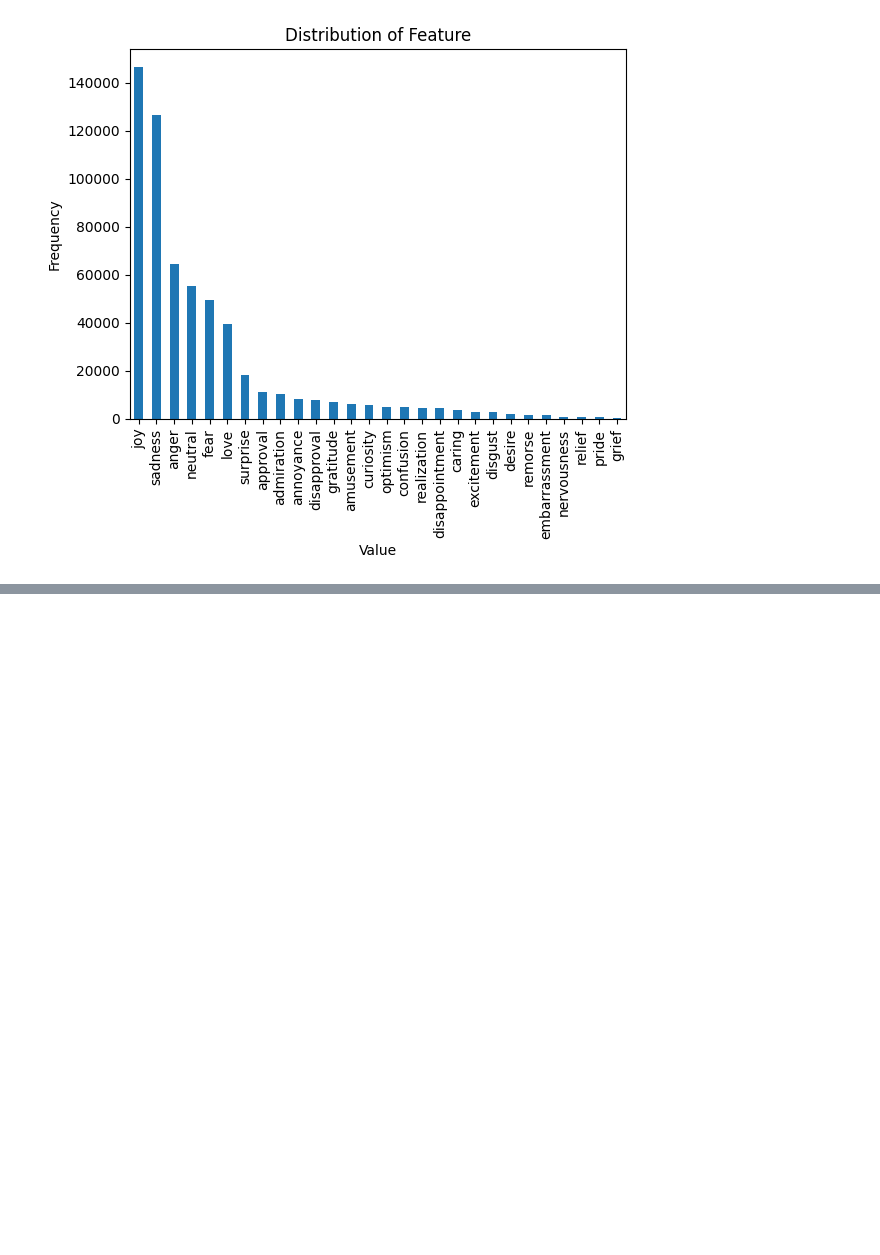
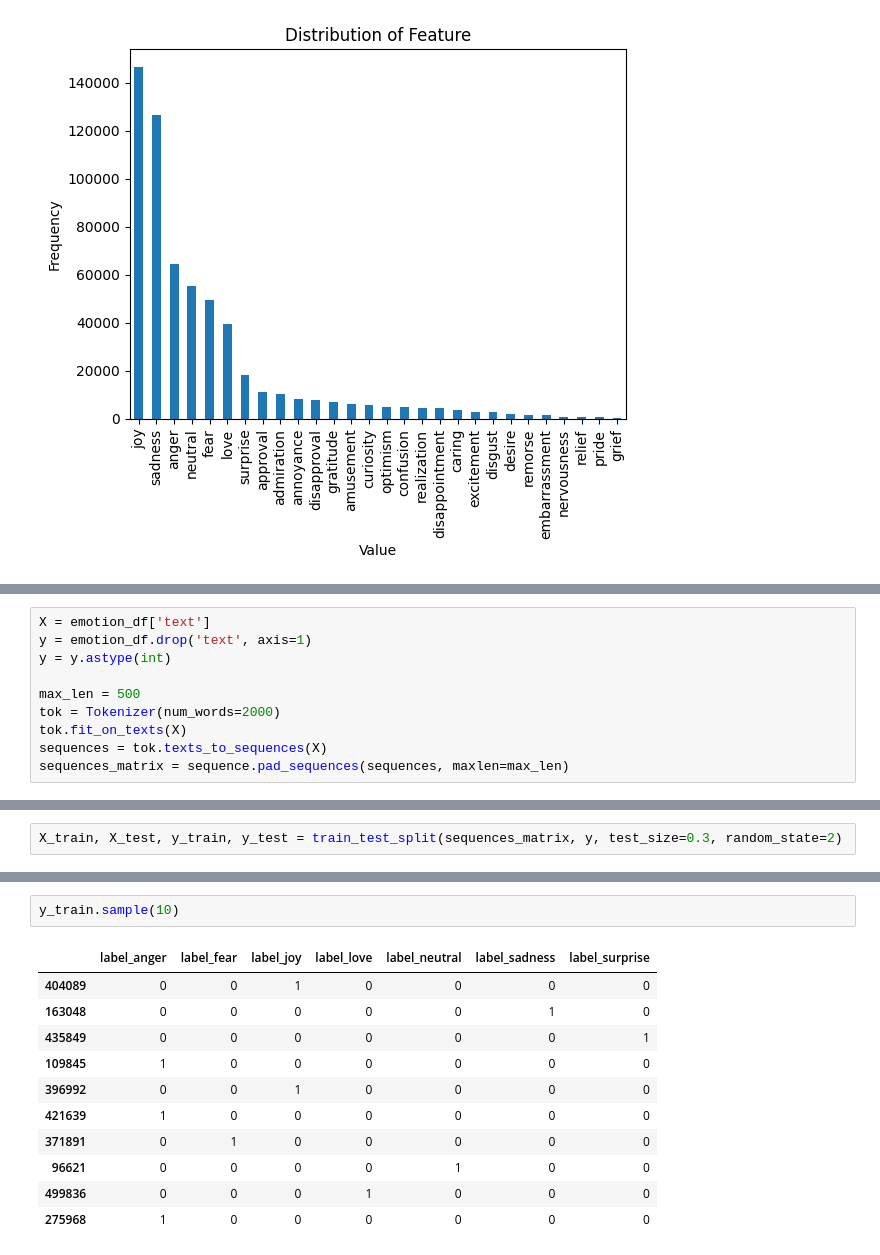
Before and after one commit to anyaachan/EmotionRecognition, a Jupyter notebook: notebooks/data_exploration.ipynb, the cells around one changed output, grey strips where cells are left out. Cells and saved outputs as stored; diff of their text form; blank space fills up the shorter version.

```diff
--- a/notebooks/data_exploration.ipynb
+++ b/notebooks/data_exploration.ipynb
@@ -166,0 +277,10 @@ emotion_df
+# %%
+X = emotion_df['text']
+y = emotion_df.drop('text', axis=1)
+y = y.astype(int)
+
+max_len = 500
+tok = Tokenizer(num_words=2000)
+tok.fit_on_texts(X)
+sequences = tok.texts_to_sequences(X)
+sequences_matrix = sequence.pad_sequences(sequences, maxlen=max_len)
@@ -166,0 +291,2 @@ emotion_df
+# %%
+X_train, X_test, y_train, y_test = train_test_split(sequences_matrix, y, test_size=0.3, random_state=2)
@@ -166,0 +303,14 @@ emotion_df
+# %%
+y_train.sample(10)
+# %% [output]
+|  | label_anger | label_fear | label_joy | label_love | label_neutral | label_sadness | label_surprise |
+| 404089 | 0 | 0 | 1 | 0 | 0 | 0 | 0 |
+| 163048 | 0 | 0 | 0 | 0 | 0 | 1 | 0 |
+| 435849 | 0 | 0 | 0 | 0 | 0 | 0 | 1 |
+| 109845 | 1 | 0 | 0 | 0 | 0 | 0 | 0 |
+| 396992 | 0 | 0 | 1 | 0 | 0 | 0 | 0 |
+| 421639 | 1 | 0 | 0 | 0 | 0 | 0 | 0 |
+| 371891 | 0 | 1 | 0 | 0 | 0 | 0 | 0 |
+| 96621 | 0 | 0 | 0 | 0 | 1 | 0 | 0 |
+| 499836 | 0 | 0 | 0 | 1 | 0 | 0 | 0 |
+| 275968 | 1 | 0 | 0 | 0 | 0 | 0 | 0 |
```
Also changed, not shown: parts of 23 cells of this notebook, 2 other files.
